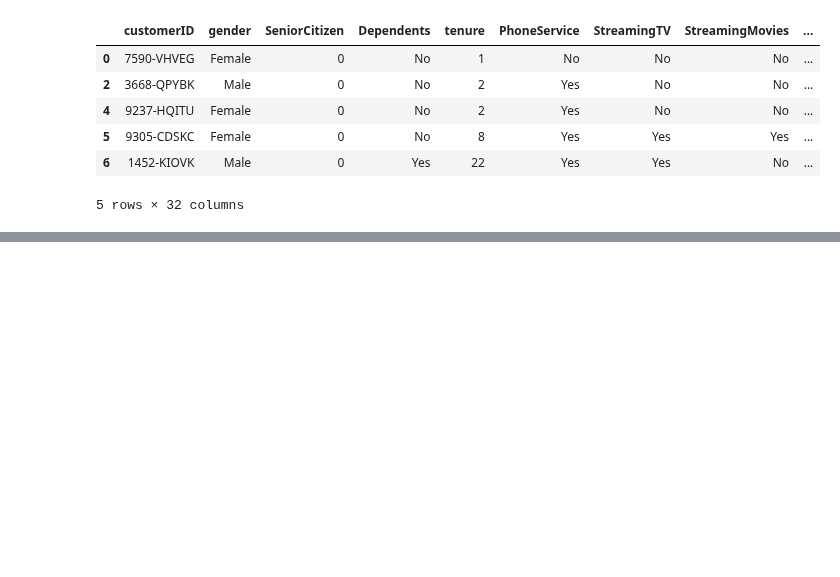
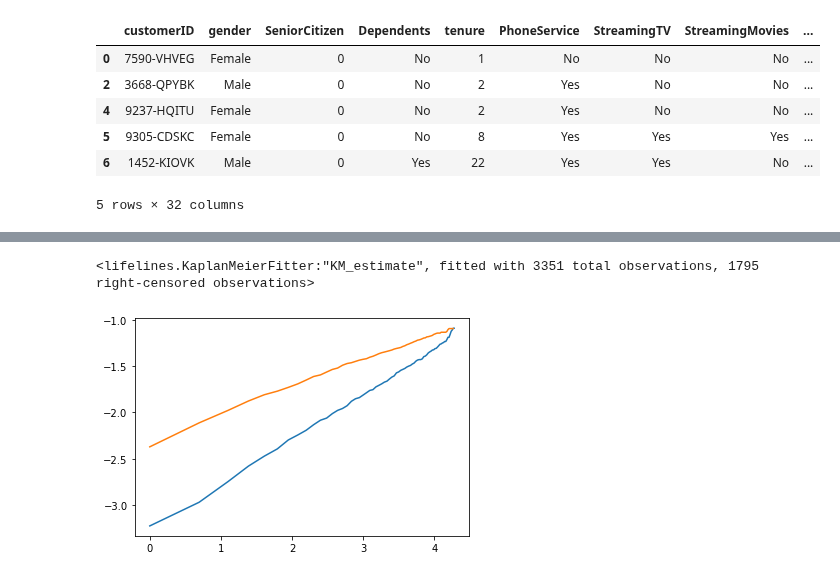
Before and after one commit to suvigyajain0101/CaseStudies, a Jupyter notebook: SurvivalAnalysis/04_Accelerated_Failure_Time.ipynb, the cells around one changed output, grey strips where cells are left out. Cells and saved outputs as stored; diff of their text form; code cells hidden in the pictures; blank space fills up the shorter version.

Commit message:
added modelling and summary

```diff
--- a/SurvivalAnalysis/04_Accelerated_Failure_Time.ipynb
+++ b/SurvivalAnalysis/04_Accelerated_Failure_Time.ipynb
@@ -86,0 +181,28 @@ survival_pd = encoded_pd[['Churn','tenure','Partner_Yes', 'MultipleLines_Yes', \
+# %%
+# Fit the Kaplan-Meier model
+from lifelines import KaplanMeierFitter
+kmf = KaplanMeierFitter()
+
+T = df['tenure'] #duration
+C = df['Churn'].astype(float) #event observed
+
+kmf.fit(T,C)
+# %% [output]
+<lifelines.KaplanMeierFitter:"KM_estimate", fitted with 3351 total observations, 1795 right-censored observations>
+# %%
+# Utility function for plotting
+import matplotlib.pyplot as plt
+
+def plot_km_logOdds(col):
+  ax = plt.subplot(111)
+  for r in df[col].unique():
+    ix = df[col] == r
+    kmf.fit(T[ix], C[ix],label=r)
+    sf = kmf.survival_function_
+    sf['failureOdds'] = (np.log(1-sf))/sf
+    sf['logTime'] = np.log(sf.index)
+    plt.plot(sf['logTime'],sf['failureOdds'])
+# %%
+plot_km_logOdds('Partner')
+# %% [output]
+[figure, added]
```
Also changed, not shown: parts of 16 cells of this notebook.
